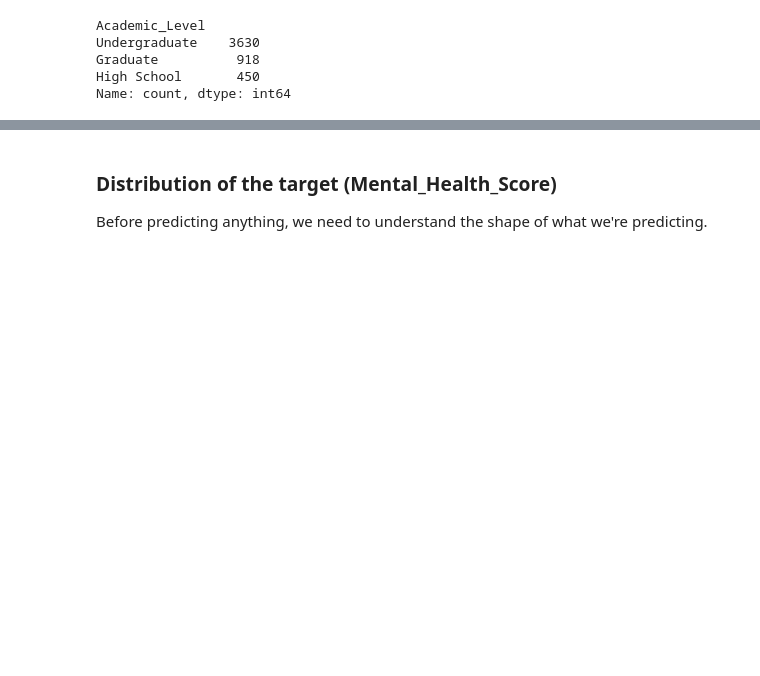
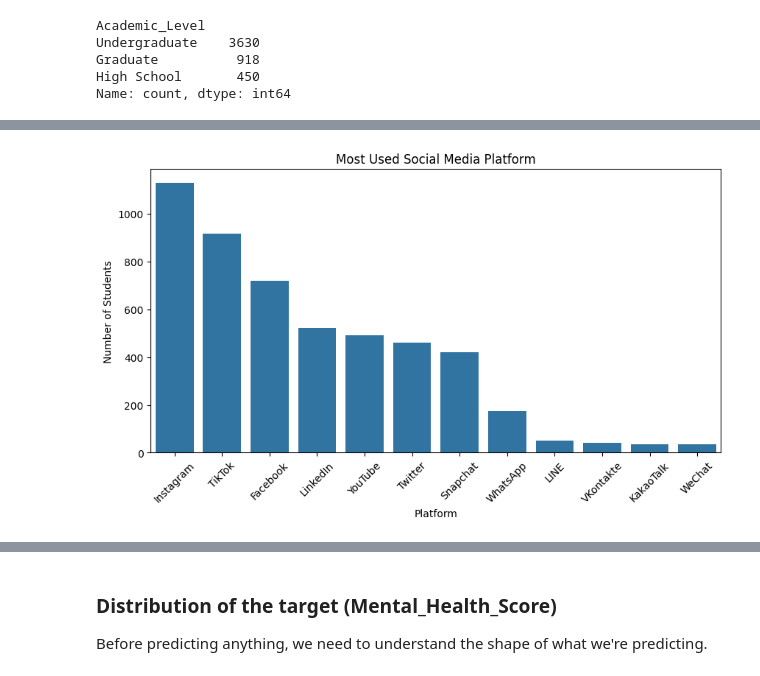
Before and after one commit to rutuu0228/Students_Mental_Health_Score_Prediction_sys, a Jupyter notebook: Notebooks/03_EDA.ipynb, the cells around one changed output, grey strips where cells are left out. Cells and saved outputs as stored; diff of their text form; code cells hidden in the pictures; blank space fills up the shorter version.

```diff
--- a/Notebooks/03_EDA.ipynb
+++ b/Notebooks/03_EDA.ipynb
@@ -135,0 +178,18 @@ Name: count, dtype: int64
+# %%
+# Plot the distribution of the most used social media platforms
+
+plt.figure(figsize=(10,5))
+sns.countplot(
+    data=df,
+    x='Most_Used_Platform',
+    order=df['Most_Used_Platform'].value_counts().index
+)
+
+plt.title("Most Used Social Media Platform")
+plt.xlabel("Platform")
+plt.ylabel("Number of Students")
+plt.xticks(rotation=45)
+
+plt.show()
+# %% [output]
+[figure, added]
```
Also changed, not shown: parts of 6 cells of this notebook.
